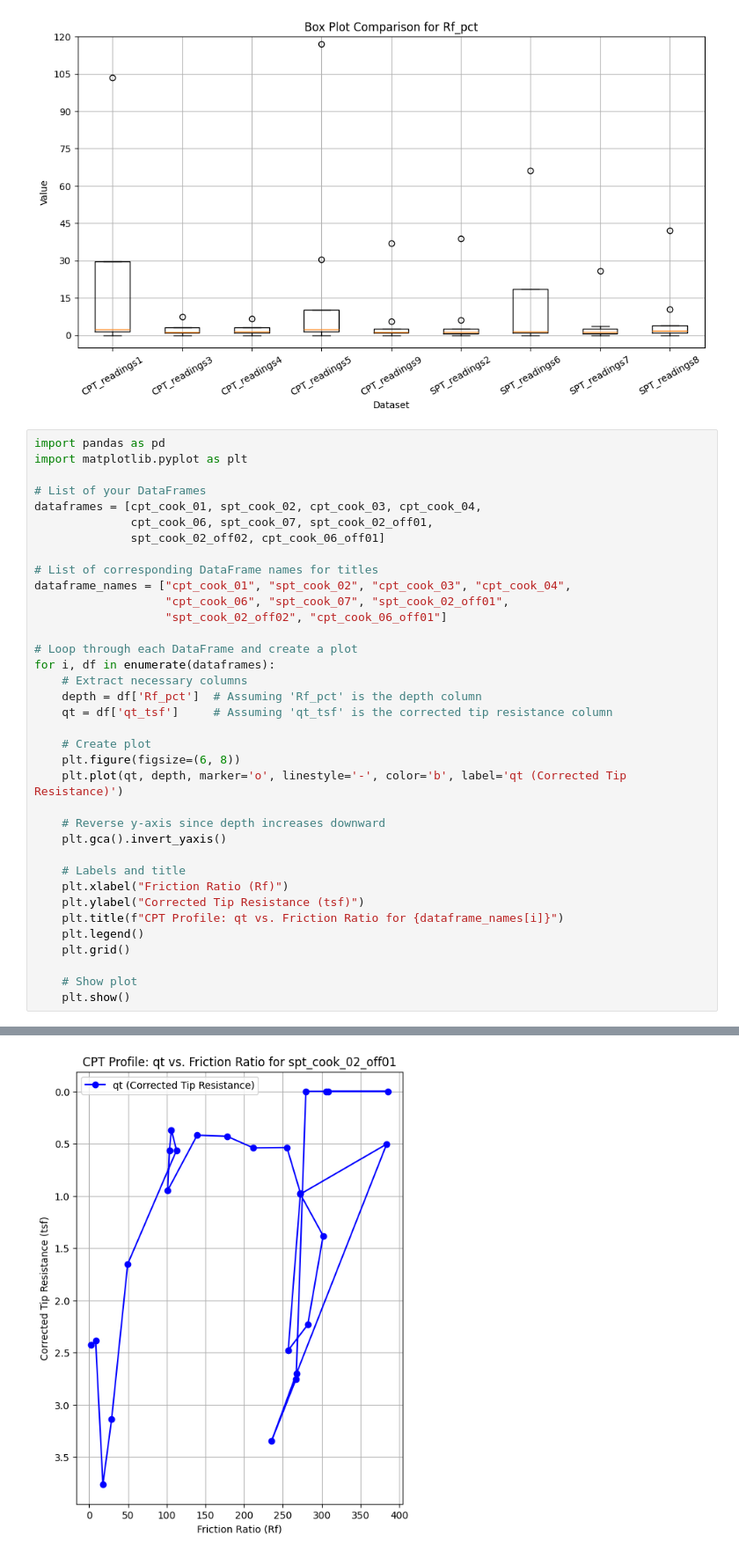
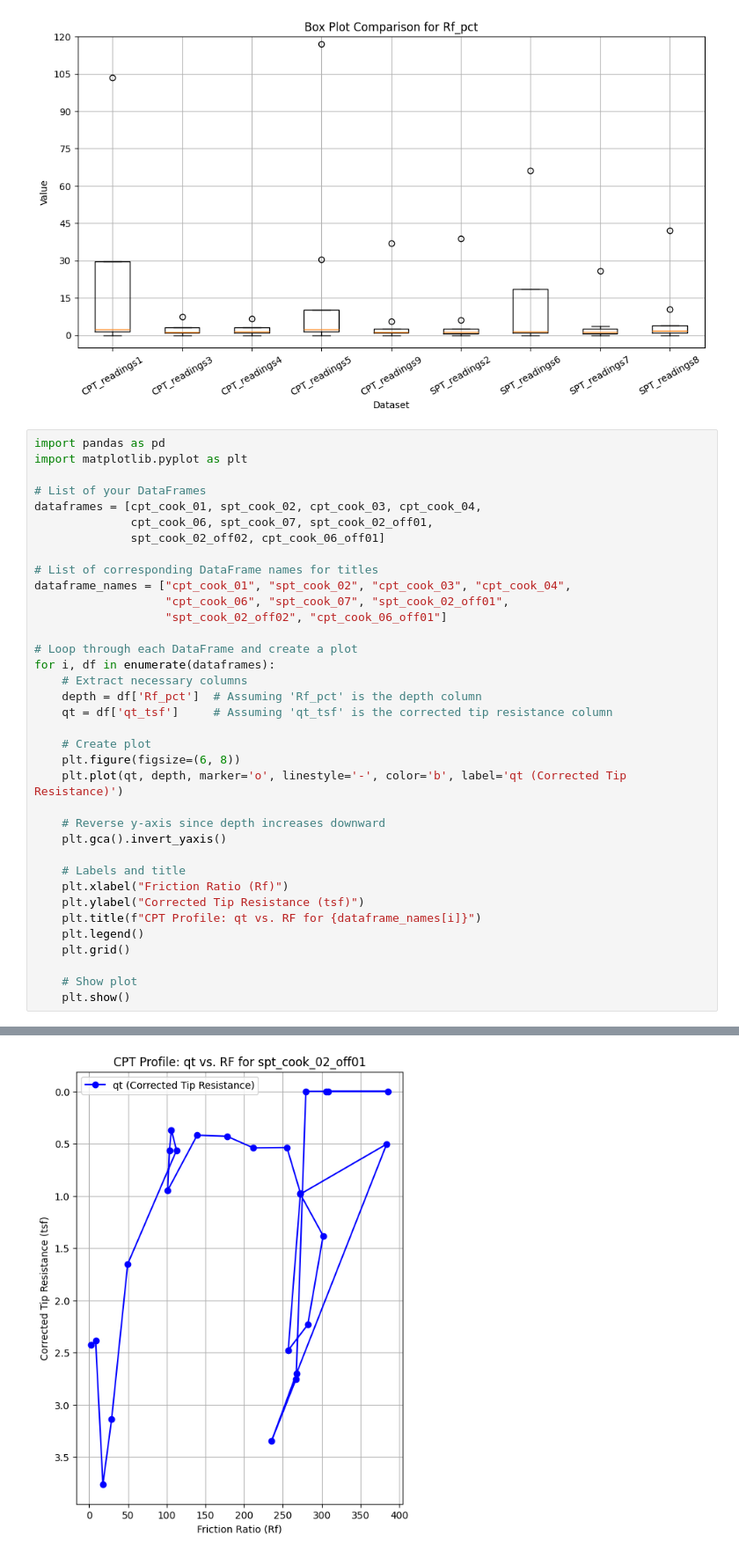
Before and after one commit to iGeology-Illinois/geol-581-module-3-principles-of-uncertainty-chapter-4-seanb7, a Jupyter notebook: Python Lab 4.ipynb, the cells around one changed output, grey strips where cells are left out. Shown at 88% size. Cells and saved outputs as stored; diff of their text form.

```diff
--- a/Python Lab 4.ipynb
+++ b/Python Lab 4.ipynb
@@ -494,7 +494,7 @@ for i, df in enumerate(dataframes):
     # Labels and title
     plt.xlabel("Friction Ratio (Rf)")
     plt.ylabel("Corrected Tip Resistance (tsf)")
-    plt.title(f"CPT Profile: qt vs. Friction Ratio for {dataframe_names[i]}")
+    plt.title(f"CPT Profile: qt vs. RF for {dataframe_names[i]}")
     plt.legend()
     plt.grid()
 
@@ -510 +510 @@ for i, df in enumerate(dataframes):
-[figure, old version]
+[figure, new version]
```
Also changed, not shown: parts of 1 cell of this notebook.
